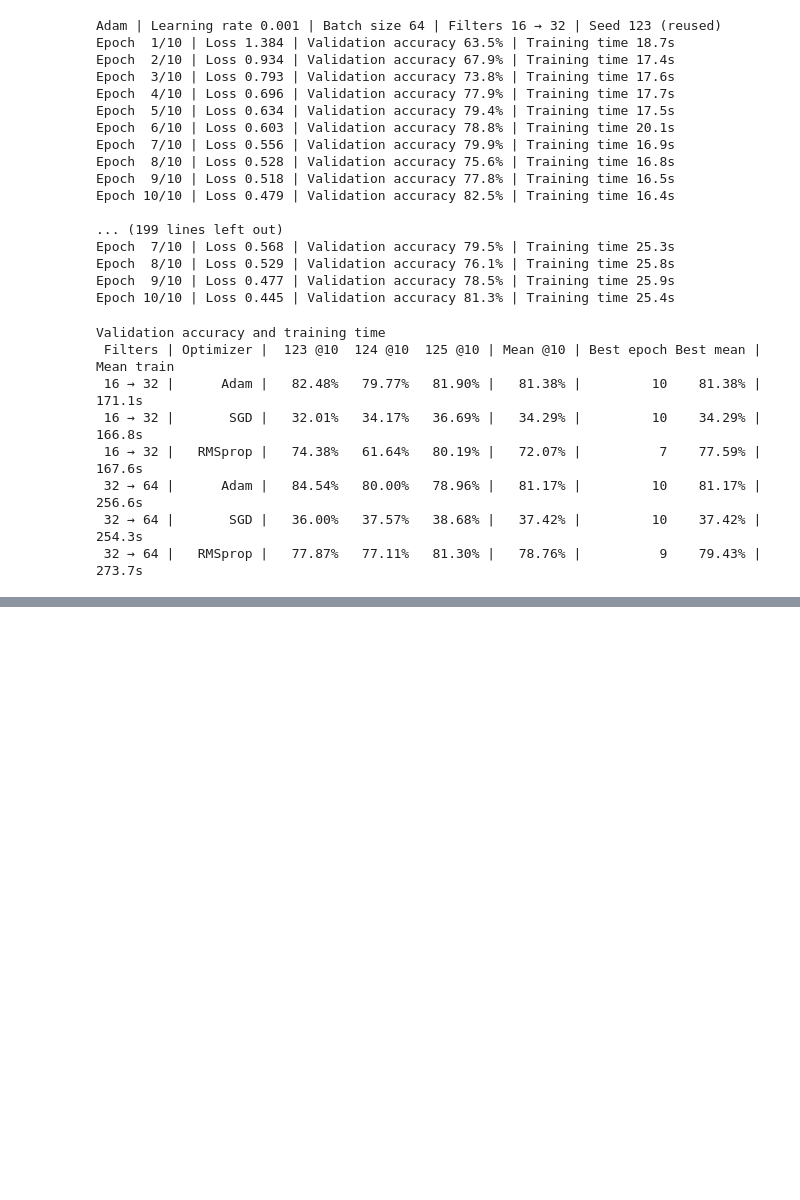
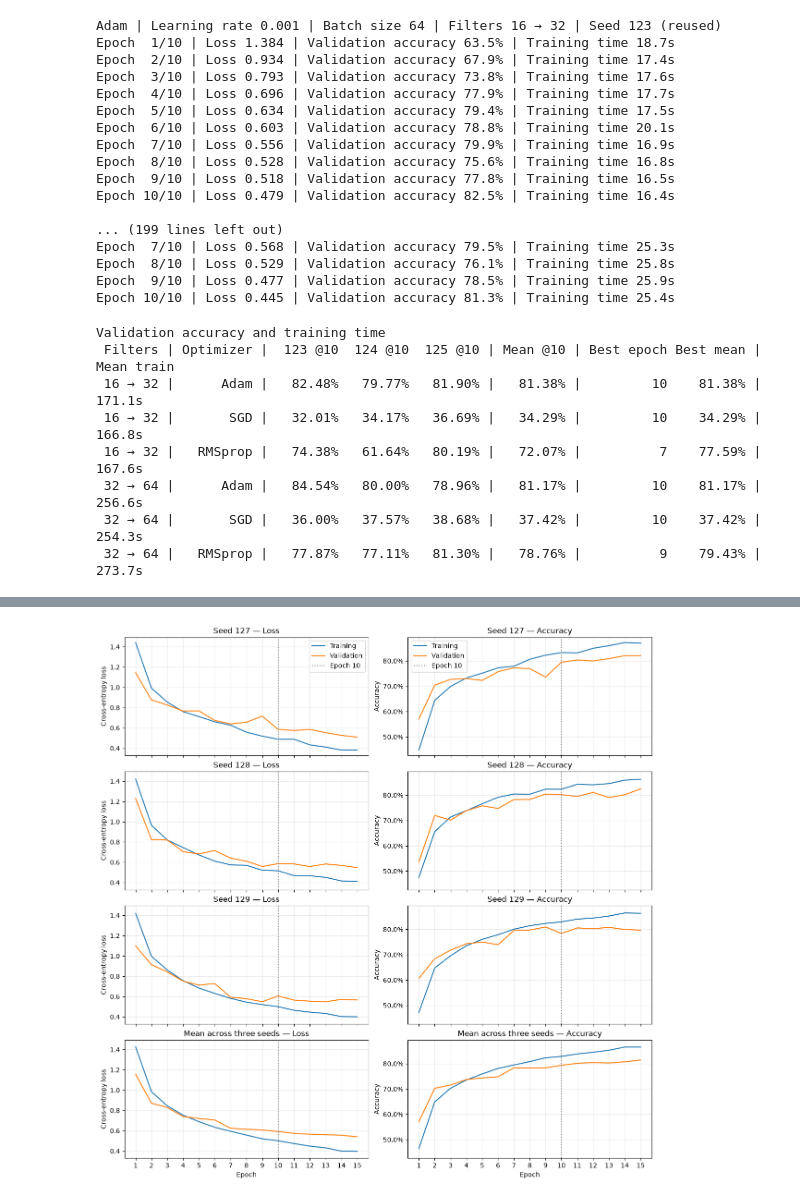
Before and after one commit to owenmarschner/dst-sprint-2, a Jupyter notebook: individual-workflows/Alice/CNN.ipynb, the cells around one changed output, grey strips where cells are left out. Saved outputs shown, nothing was run; the diff lists cells and outputs as text; code cells hidden in the pictures; blank space fills up the shorter version.

```diff
--- a/individual-workflows/Alice/CNN.ipynb
+++ b/individual-workflows/Alice/CNN.ipynb
@@ -872,0 +1002,60 @@ Validation accuracy and training time
+# %%
+import matplotlib.pyplot as plt
+from matplotlib.ticker import PercentFormatter
+
+metric_keys = ("train_loss", "val_loss", "train_accuracy", "val_accuracy")
+epoch_numbers = range(1, long_run_epochs + 1)
+
+long_run_means = [
+    {
+        key: sum(long_run_results[seed][index][key] for seed in long_run_seeds)
+        / len(long_run_seeds)
+        for key in metric_keys
+    }
+    for index in range(long_run_epochs)
+]
+
+plot_rows = [(f"Seed {seed}", long_run_results[seed]) for seed in long_run_seeds]
+plot_rows.append(("Mean across three seeds", long_run_means))
+
+fig, axes = plt.subplots(
+    len(plot_rows), 2, figsize=(12, 12),
+    sharex=True, sharey="col", constrained_layout=True,
+)
+
+for (name, history), (loss_ax, accuracy_ax) in zip(plot_rows, axes, strict=True):
+    loss_ax.plot(epoch_numbers, [row["train_loss"] for row in history], label="Training")
+    loss_ax.plot(epoch_numbers, [row["val_loss"] for row in history], label="Validation")
+    loss_ax.set(title=f"{name} — Loss", ylabel="Cross-entropy loss")
+
+    accuracy_ax.plot(
+        epoch_numbers, [row["train_accuracy"] for row in history], label="Training"
+    )
+    accuracy_ax.plot(
+        epoch_numbers, [row["val_accuracy"] for row in history], label="Validation"
+    )
+    accuracy_ax.set(title=f"{name} — Accuracy", ylabel="Accuracy")
+    accuracy_ax.yaxis.set_major_formatter(PercentFormatter(xmax=1))
+
+    for ax in (loss_ax, accuracy_ax):
+        ax.axvline(10, color="gray", linestyle=":", label="Epoch 10")
+        ax.grid(alpha=0.25)
+
+for ax in axes[0]:
+    ax.legend()
+
+for ax in axes[-1]:
+    ax.set_xlabel("Epoch")
+    ax.set_xticks(list(epoch_numbers))
+
+plt.show()
+
+print("\nMean validation results from epoch 10 onward")
+for epoch in range(10, long_run_epochs + 1):
+    row = long_run_means[epoch - 1]
+    print(
+        f"Epoch {epoch:2d} | Validation loss {row['val_loss']:.3f} | "
+        f"Validation accuracy {row['val_accuracy']:.2%}"
+    )
+# %% [output]
+[figure, added]
```
Also changed, not shown: parts of 12 cells of this notebook, 2 other files.
